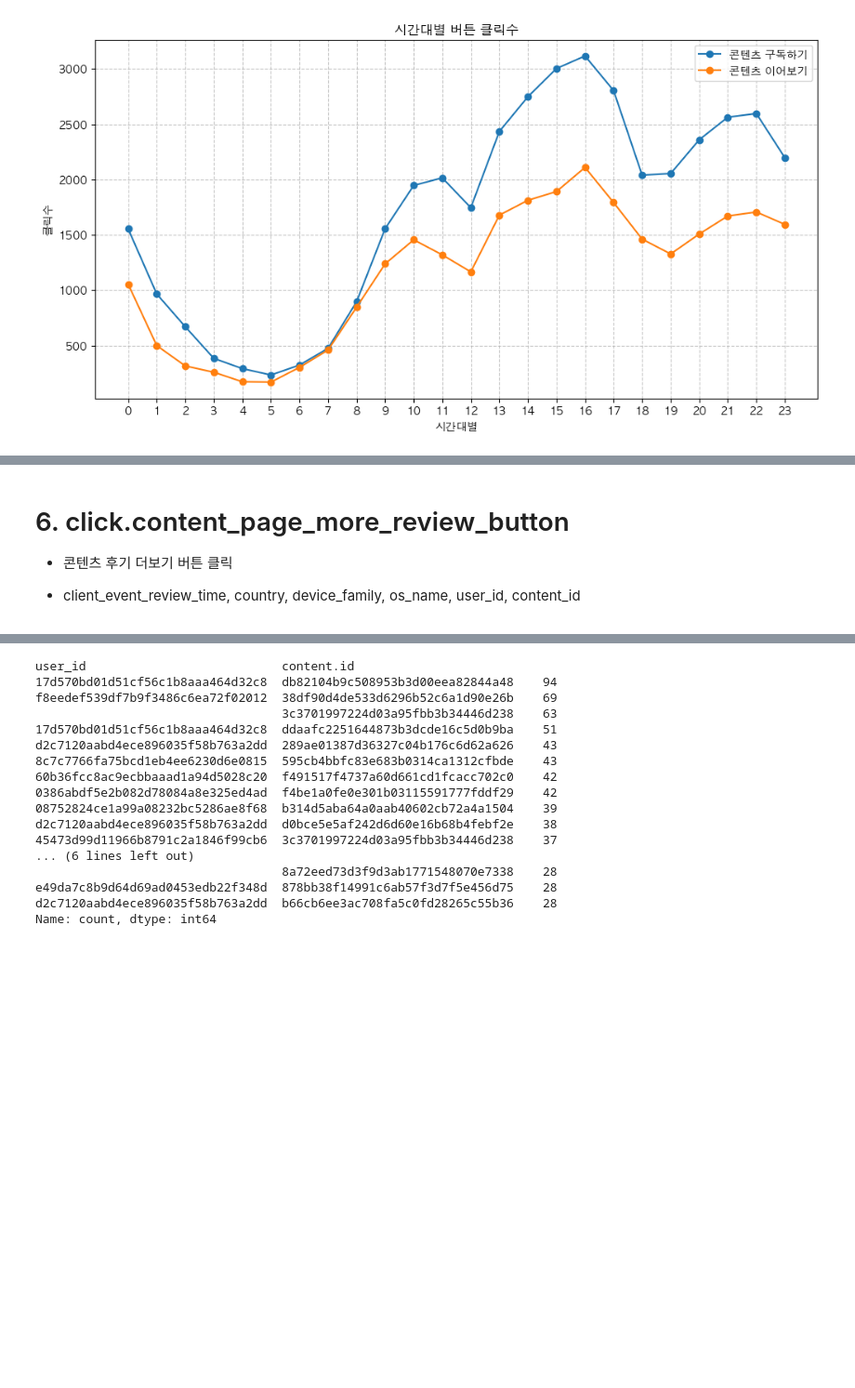
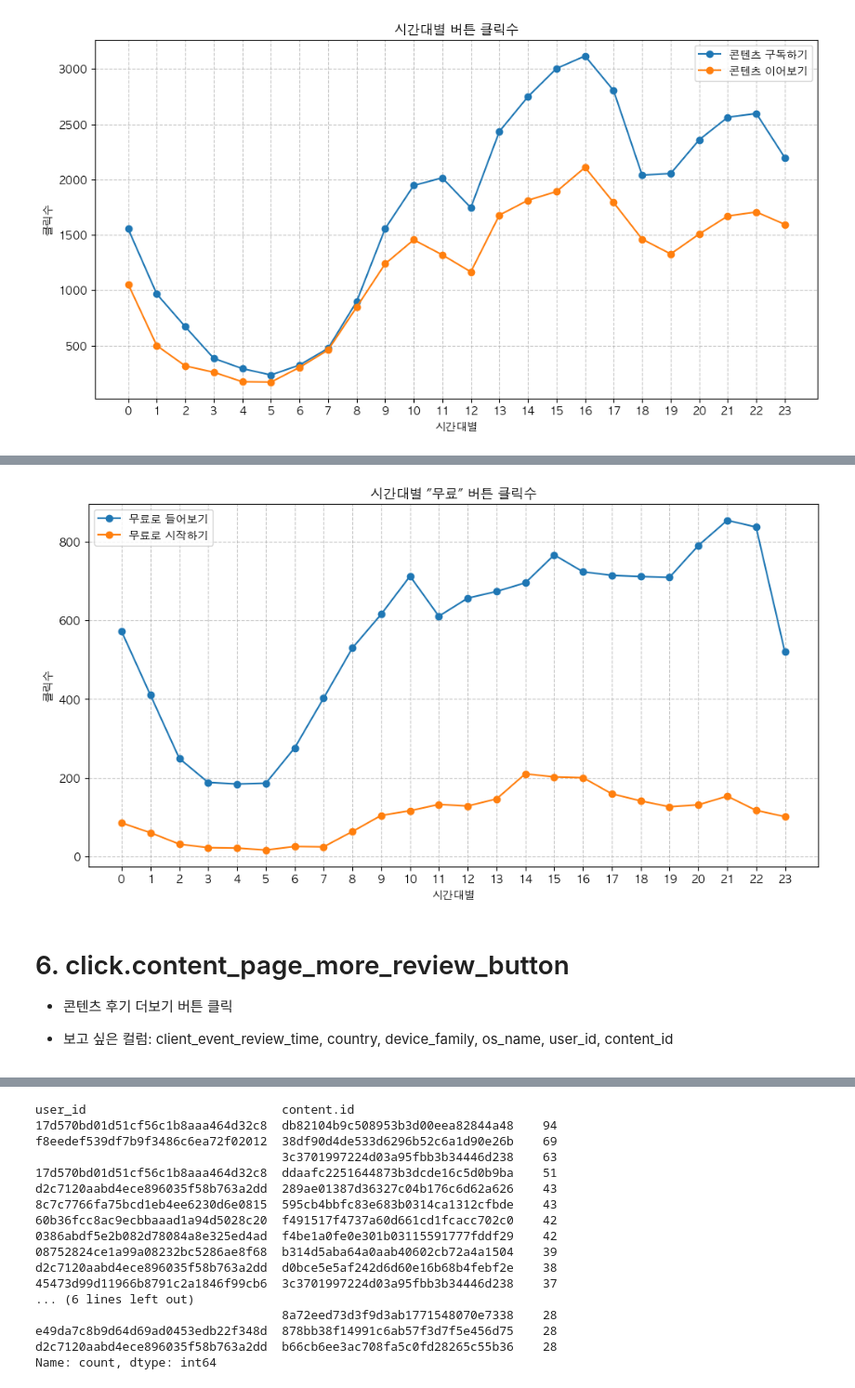
Before and after one commit to saeraniren/intermediate_project, a Jupyter notebook: haein_eda.ipynb, the cells around one changed output, grey strips where cells are left out. Shown at 93% size. Drawn from its saved outputs; the diff is of its cells as text; code cells hidden in the pictures; blank space fills up the shorter version.

```diff
--- a/haein_eda.ipynb
+++ b/haein_eda.ipynb
@@ -498,3 +467,15 @@ plt.grid(True, linestyle='--', alpha=0.7)
 plt.show()
 # %% [output]
 [figure]
+# %%
+# 시간대(hour) 추출
+click_start_content['hour'] = click_start_content['client_event_time'].dt.hour
+
+# '무료로 들어보기'와 '무료로 시작하기'만 선택
+filtered = click_start_content[click_start_content['button_name_type_b'].isin(['무료로 들어보기', '무료로 시작하기'])]
+
+# 시간대별 "무료" 키워드 버튼 클릭 횟수 집계
+button_b_free_counts = filtered.groupby(['hour', 'button_name_type_b']).size().unstack()
+
+# 결과 출력
+display(button_b_free_counts)
@@ -501,8 +501,27 @@ plt.show()
+# %%
+# 그래프 그리기
+plt.figure(figsize=(12, 6))
+
+for button_type in button_b_free_counts.columns:
+    plt.plot(button_b_free_counts.index, button_b_free_counts[button_type], label=button_type, marker='o')
+
+# 그래프 꾸미기
+plt.xlabel('시간대별')
+plt.ylabel('클릭수')
+plt.title('시간대별 "무료" 버튼 클릭수')
+plt.legend()
+plt.xticks(range(24))
+plt.grid(True, linestyle='--', alpha=0.7)
+
+# 그래프 출력
+plt.show()
+# %% [output]
+[figure, added]
 # %% [markdown]
 # 6. click.content_page_more_review_button
 - 콘텐츠 후기 더보기 버튼 클릭
 
-- client_event_review_time, country, device_family, os_name, user_id, content_id
+- 보고 싶은 컬럼: client_event_review_time, country, device_family, os_name, user_id, content_id
 # %%
 click_review = pd.read_csv('/Users/haein/Desktop/코드잇-데이터분석/중급 프로젝트/주제 2/click.content_page_more_review_button.csv')
 click_review.drop(columns=['device_carrier'], inplace=True)
```
Also changed, not shown: parts of 29 cells of this notebook.
